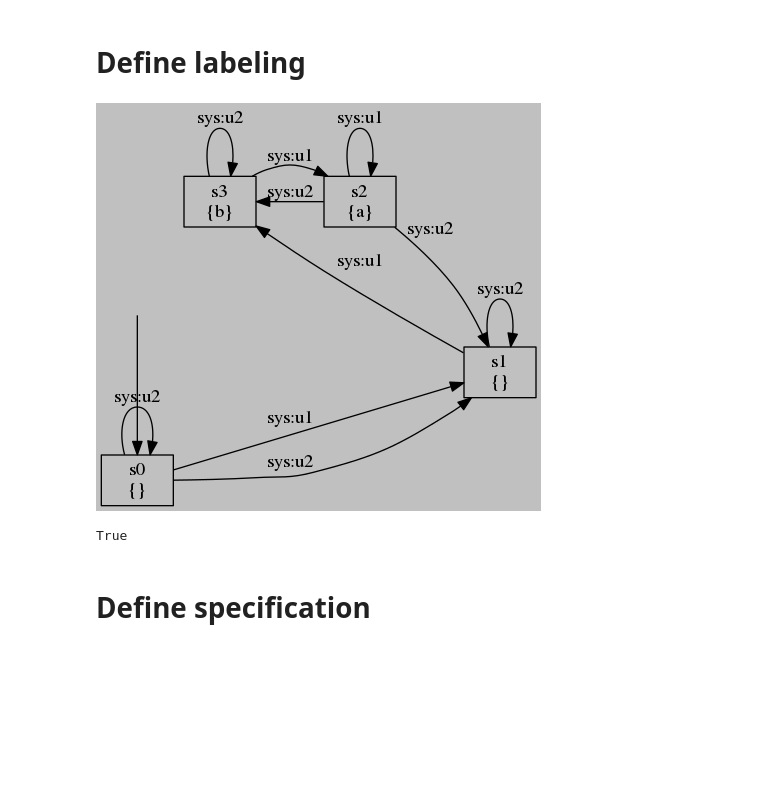
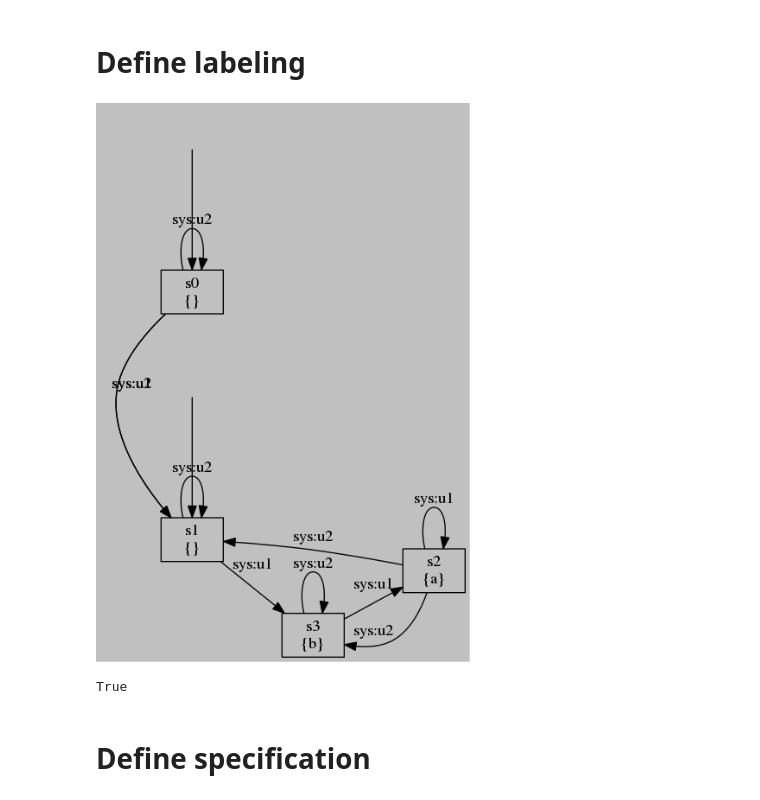
Before and after one commit to pettni/tulip-examples, a Jupyter notebook: Easy FTS.ipynb, the cells around one changed output. Saved outputs shown, nothing was run; the diff lists cells and outputs as text; code cells hidden in the pictures; blank space fills up the shorter version.

```diff
--- a/Easy FTS.ipynb
+++ b/Easy FTS.ipynb
@@ -30,14 +30,15 @@ True
 # Define labeling
 # %%
 fts.states.initial.add('s0')
+fts.states.initial.add('s1')
 
 fts.atomic_propositions.add_from(['a', 'b'])
 fts.node['s2']['ap'] |= {'a'}
 fts.node['s3']['ap'] |= {'b'}
 
 fts.plot() # visualize the system
 # %% [output]
-[figure, old version]
+[figure, new version]
 True
 # %% [markdown]
 # Define specification
```
Also changed, not shown: parts of 2 cells of this notebook, 5 other files.
